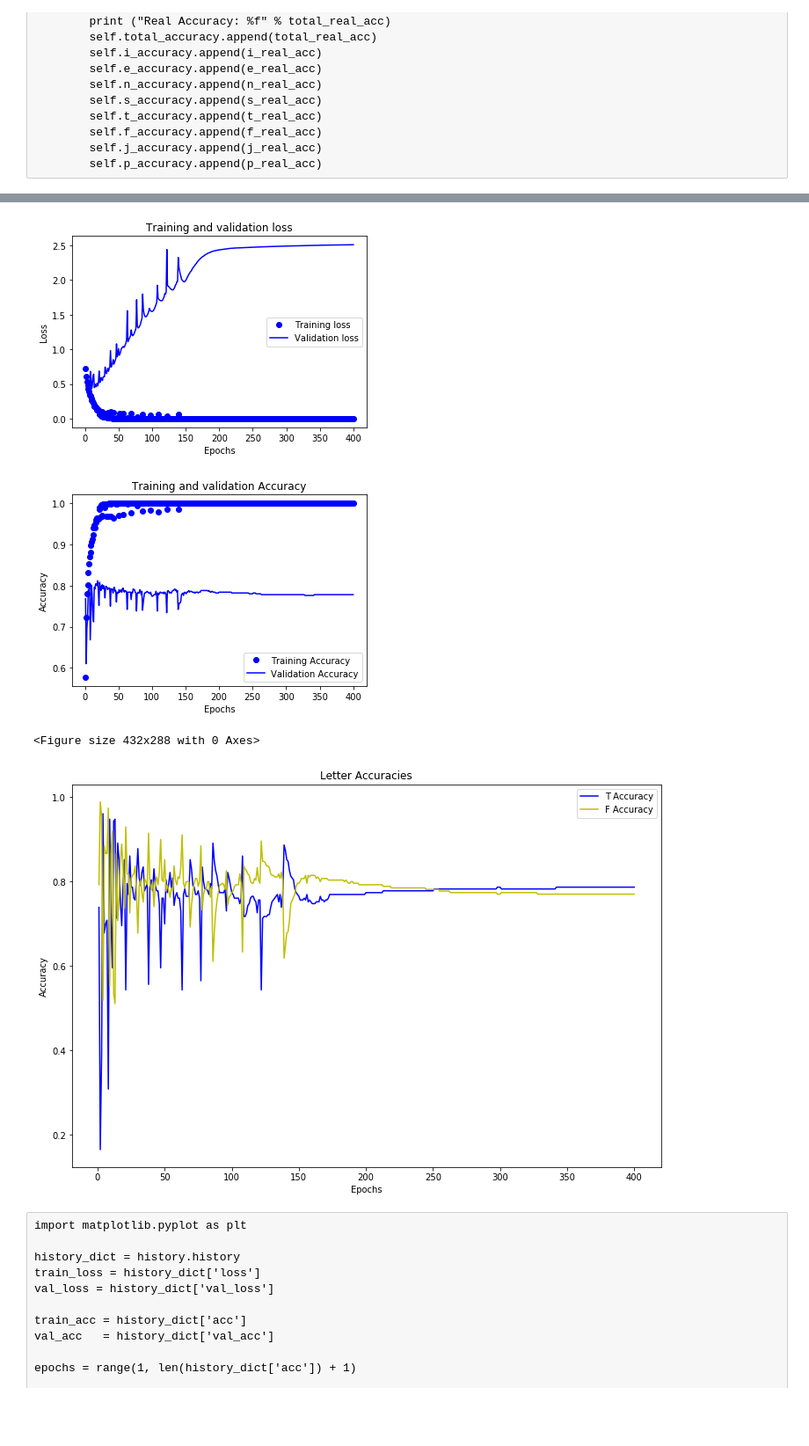
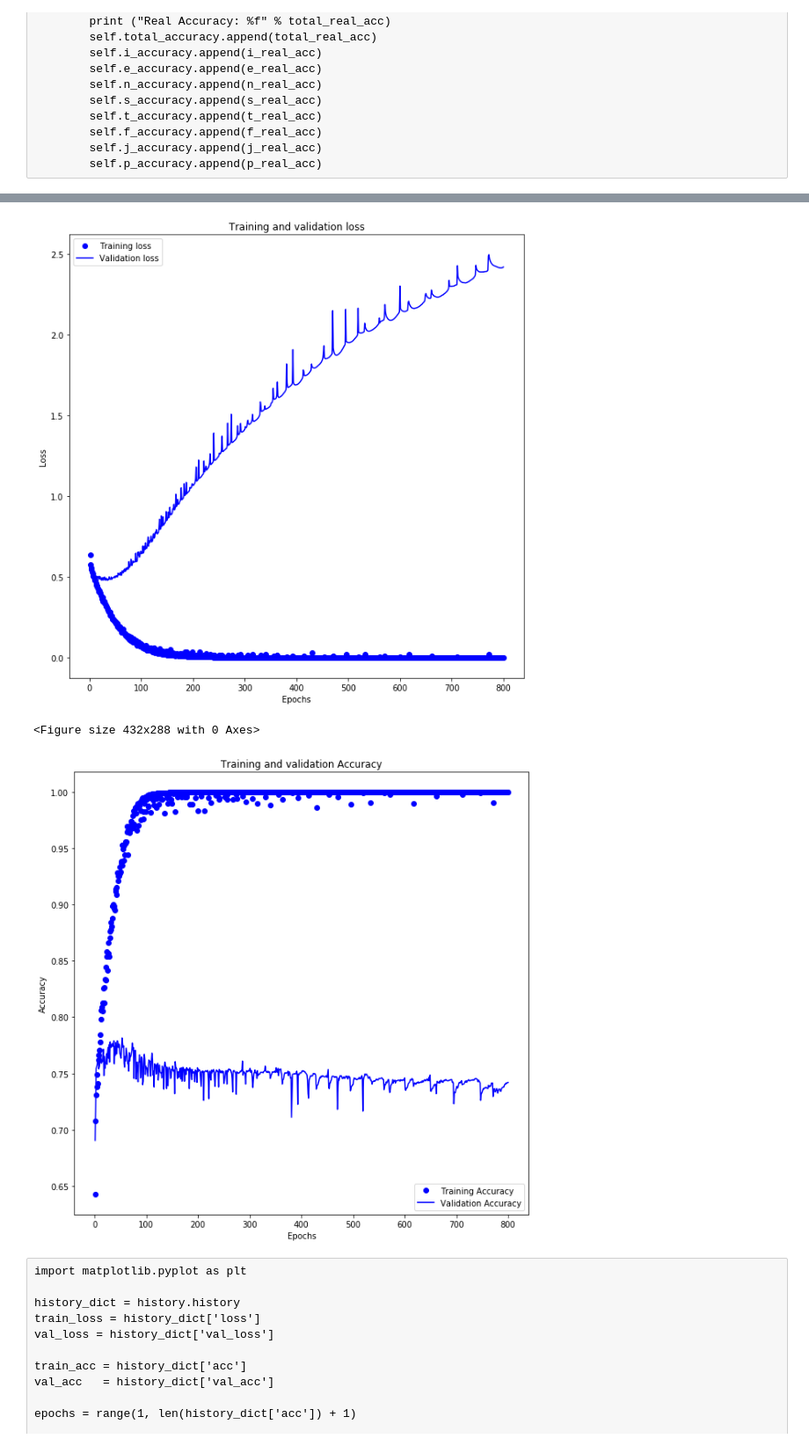
Before and after one commit to PaulKMandal/MBTI-Prediction, a Jupyter notebook: MBTI-Predictor.ipynb, the cells around one changed output, grey strips where cells are left out. Shown at 88% size. Saved outputs shown, nothing was run; the diff lists cells and outputs as text; code cells hidden in the pictures; blank space fills up the shorter version.

```diff
--- a/MBTI-Predictor.ipynb
+++ b/MBTI-Predictor.ipynb
@@ -145,13 +92,0 @@ def to_one_hot(arr):
-# %%
-def to_one_hot(arr):
-
-    one_hot_array = []
-    type_dictionary = {
-            "T": 0,
-            "F": 1
-        }
-
-    for label in arr:
-        one_hot_array.append(type_dictionary[label[2]])
-
-    return one_hot_array
@@ -230,8 +228,7 @@ y_val = y_train[:1000]
 y_partial_train = y_train[1000:]
 # %%
 #These are for full label prediction
-#class_weights = [{0:1, 1:8}, {0:1, 1:6.24}, {0:1, 1:1.18}, {0:1, 1:0.65}]
-class_weights = {0:1, 1:1.18}
+class_weights = [{0:1, 1:8}, {0:1, 1:6.24}, {0:1, 1:1.18}, {0:1, 1:0.65}]
 # %%
 # FEED FORWARD MODEL
 from keras import models
@@ -242,7 +239,7 @@ def build_model():
     model = models.Sequential()
     model.add(layers.Dense(16, activation='relu', input_shape = (10000,)))
     model.add(layers.Dense(16, activation='relu'))
-    model.add(layers.Dense(1, activation='sigmoid'))
+    model.add(layers.Dense(4, activation='sigmoid'))
     model.compile(optimizer = 'rmsprop',
                   loss = 'binary_crossentropy',
                   metrics = ['acc'])
@@ -404,8 +401,7 @@ with tf.device('/gpu:0'):
     true_metrics = True_eval((x_val, y_val))
     history = model.fit(partial_x_train, partial_y_train,
                         validation_data= (x_val, y_val),
-                        epochs = 400, batch_size = 512,
-                        class_weight=class_weights,
-                        callbacks=[true_metrics])
+                        epochs = 800, batch_size = 2048,
+                        class_weight=class_weights)
 # %% [output]
 Train on 7175 samples, validate on 500 samples
@@ -430,49 +426,38 @@ import matplotlib.pyplot as plt
 
 history_dict = history.history
 train_loss = history_dict['loss']
 val_loss = history_dict['val_loss']
 
 train_acc = history_dict['acc']
 val_acc   = history_dict['val_acc']
 
 epochs = range(1, len(history_dict['acc']) + 1)
 
+plt.figure(figsize=(10,10))
 plt.plot(epochs, train_loss, 'bo', label='Training loss')
 plt.plot(epochs, val_loss, 'b', label='Validation loss')
 plt.title('Training and validation loss')
 plt.xlabel('Epochs')
 plt.ylabel('Loss')
 plt.legend()
 
 plt.show()
 
 plt.clf()
 
+plt.figure(figsize=(10,10))
 plt.plot(epochs, train_acc, 'bo', label='Training Accuracy')
 plt.plot(epochs, val_acc, 'b', label='Validation Accuracy')
 plt.title('Training and validation Accuracy')
 plt.xlabel('Epochs')
 plt.ylabel('Accuracy')
 plt.legend()
 
 plt.show()
-
-plt.clf()
-
-plt.figure(figsize=(12,8))
-plt.plot(epochs, true_metrics.i_accuracy, 'b', label='T Accuracy')
-plt.plot(epochs, true_metrics.e_accuracy, 'y', label='F Accuracy')
-plt.title('Letter Accuracies')
-plt.xlabel('Epochs')
-plt.ylabel('Accuracy')
-plt.legend()
-
-plt.show()
 # %% [output]
-[figure, old version]
+[figure, new version]
+<Figure size 432x288 with 0 Axes>
-[figure, old version]
+[figure, new version]
-<Figure size 432x288 with 0 Axes>
-[figure, removed]
 # %% [raw]
 import matplotlib.pyplot as plt
 
```
Also changed, not shown: parts of 5 cells of this notebook, 3 other files.
